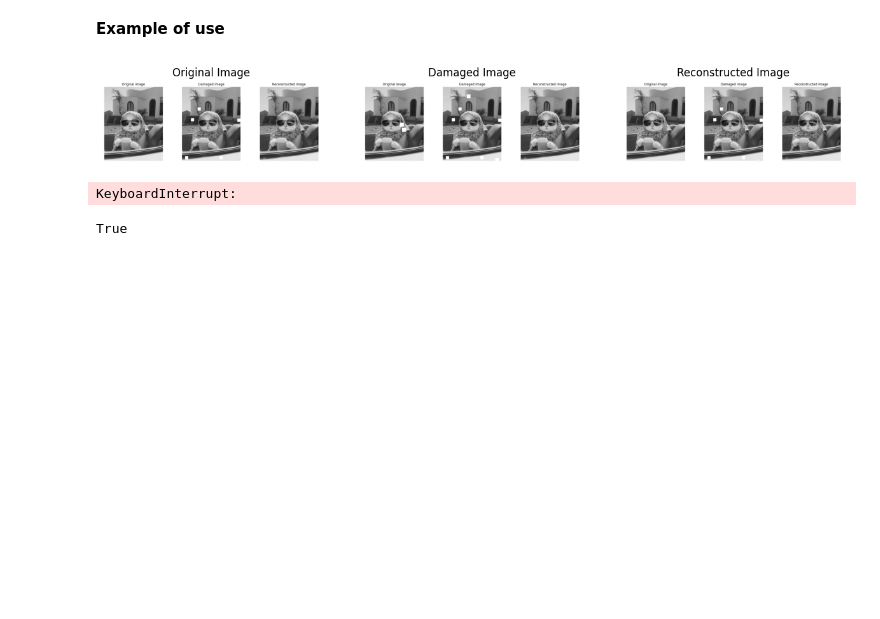
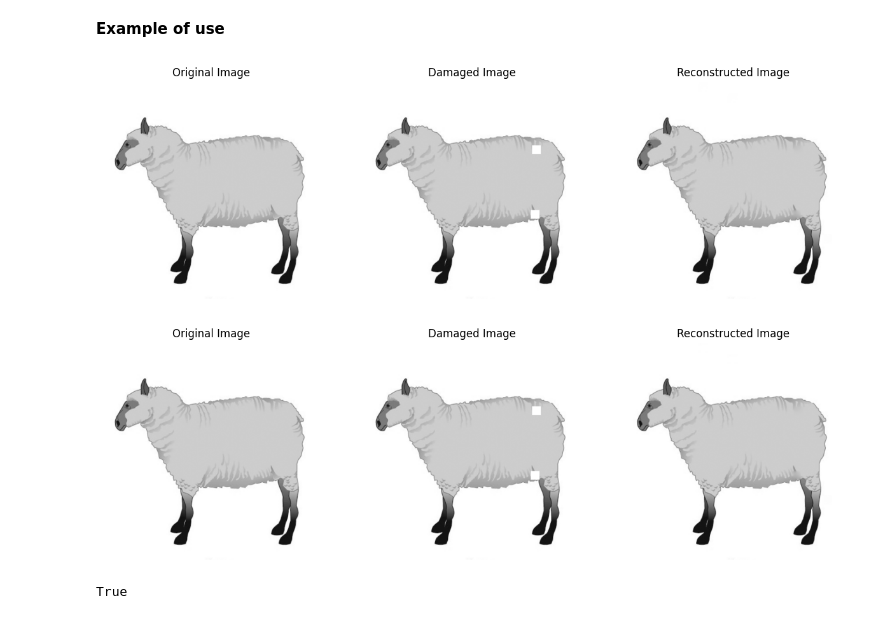
Before and after one commit to Martik-k/linear-algebra-lab1-transformations, a Jupyter notebook: LA_Lab_1_2026.ipynb, the cells around one changed output. Saved outputs shown, nothing was run; the diff lists cells and outputs as text; code cells hidden in the pictures; blank space fills up the shorter version.

```diff
--- a/LA_Lab_1_2026.ipynb
+++ b/LA_Lab_1_2026.ipynb
@@ -1349,25 +1339,25 @@ def complete_solution(img_gray, damaged_matrix, damaged_coords, method='numpy'):
 **Example of use**
 # %%
 # Load and preprocess the image
-img = Image.open("images/image.png")
+img = Image.open("images/sheep.png")
 img_gray = to_grayscale(img)
 pixel_matrix = get_pixel_matrix(img_gray)
 
 # Create damaged image
 num_blocks=5 # number of damages
 block_size=20 # pixel size of damages
 height, width = len(pixel_matrix), len(pixel_matrix[0])
 damaged_matrix, damaged_coords = create_damaged_matrix(pixel_matrix, num_blocks, block_size)
 
 # Construct the linear system
 A, b = construct_linear_system(pixel_matrix, damaged_coords)
 
 # Solve and visualize
 complete_solution(img_gray, damaged_matrix, damaged_coords)
 complete_solution(img_gray, damaged_matrix, damaged_coords, method='manual')
 # %% [output]
-[figure, old version]
+[figure, new version]
-KeyboardInterrupt:
+[figure, added]
 # %%
 #Test for result
 A2, b2 = construct_linear_system(pixel_matrix, damaged_coords)
```
Also changed, not shown: parts of 1 cell of this notebook.
